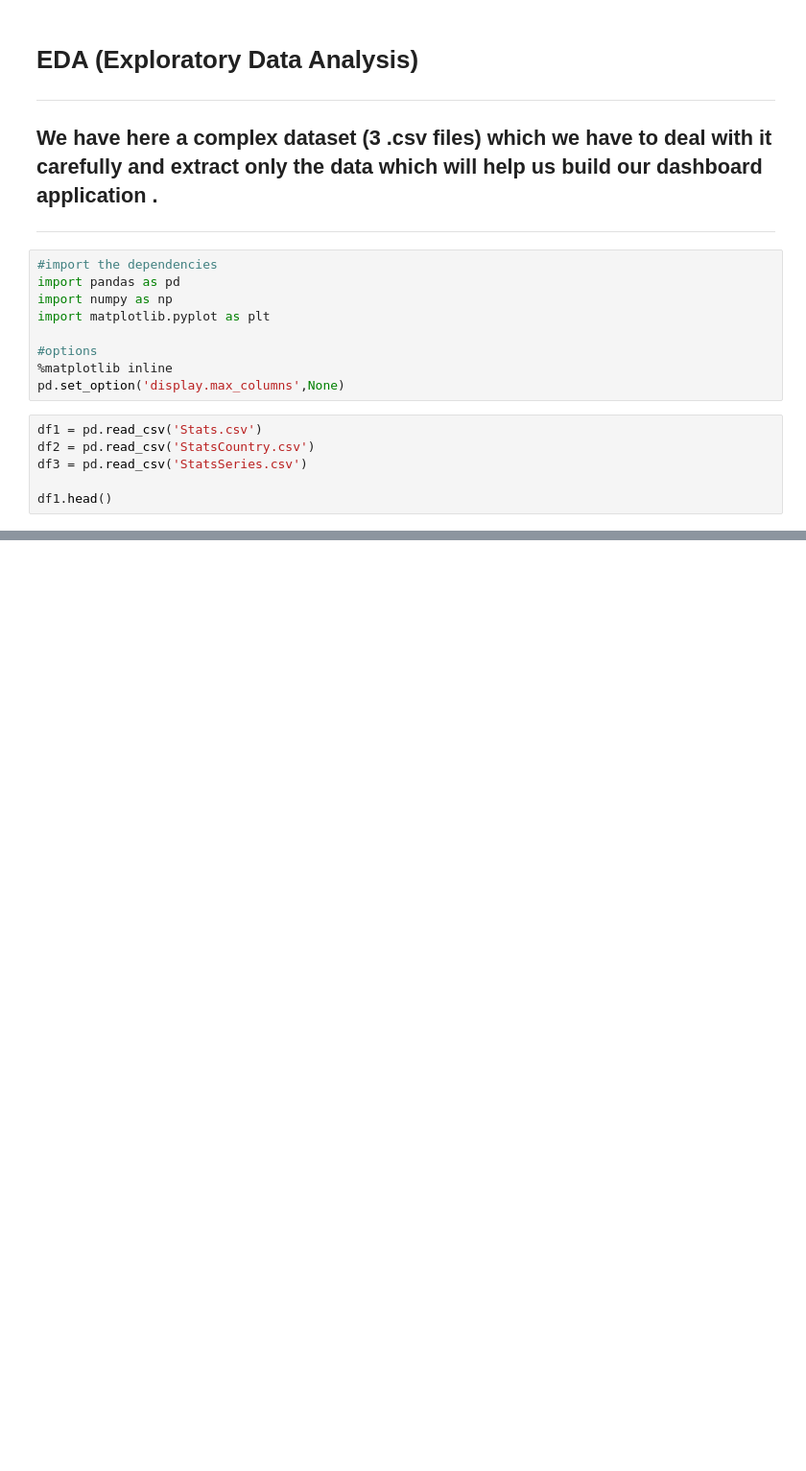
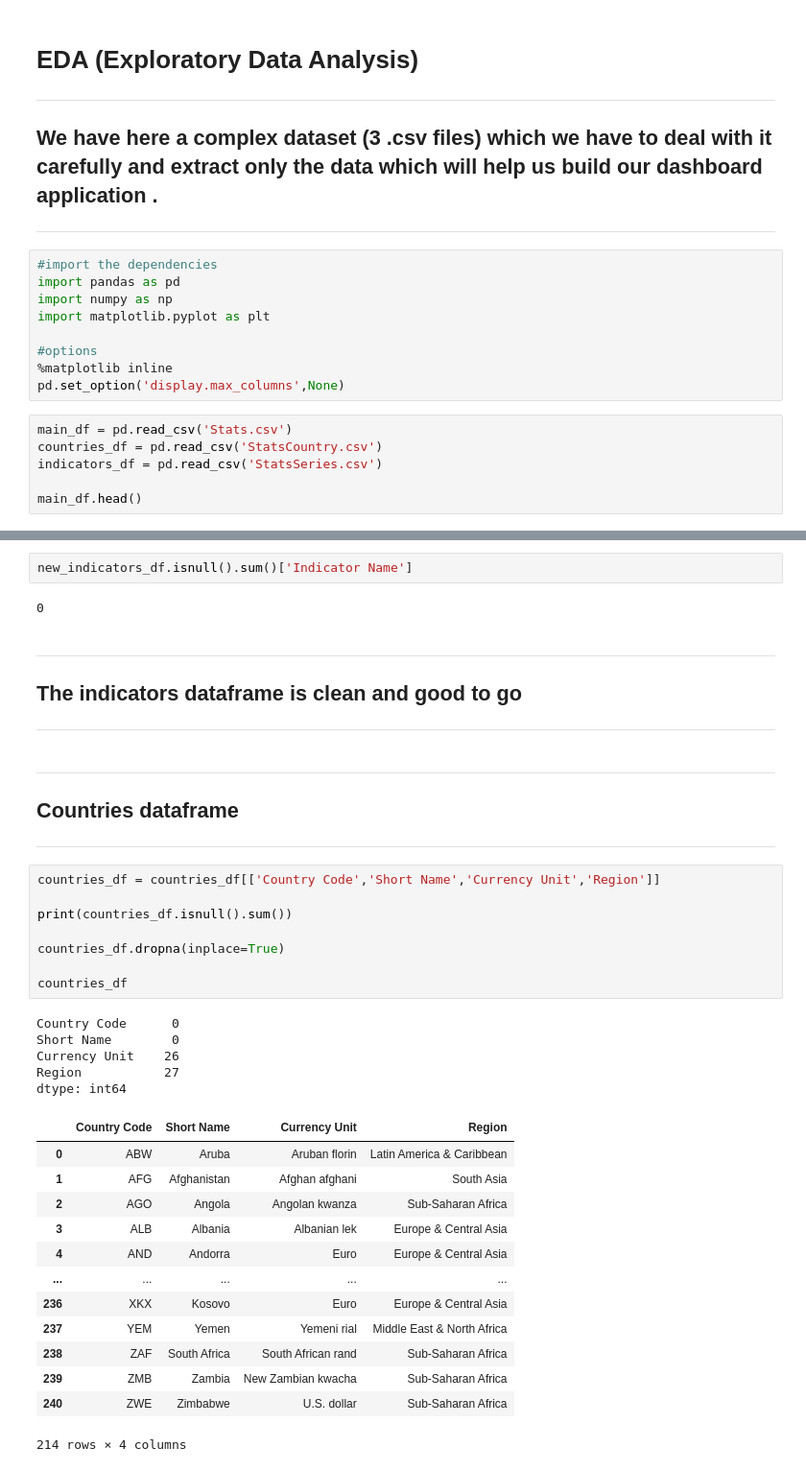
Before and after one commit to Harounnn/eDash, a Jupyter notebook: src/notebook/EDA.ipynb, the cells around one changed output, grey strips where cells are left out. Shown: that part at 96% size. Cells and saved outputs as stored; diff of their text form; blank space fills up the shorter version.

```diff
--- a/src/notebook/EDA.ipynb
+++ b/src/notebook/EDA.ipynb
@@ -13,11 +13,11 @@ import matplotlib.pyplot as plt
 %matplotlib inline
 pd.set_option('display.max_columns',None)
 # %%
-df1 = pd.read_csv('Stats.csv')
-df2 = pd.read_csv('StatsCountry.csv')
-df3 = pd.read_csv('StatsSeries.csv')
+main_df = pd.read_csv('Stats.csv')
+countries_df = pd.read_csv('StatsCountry.csv')
+indicators_df = pd.read_csv('StatsSeries.csv')
 
-df1.head()
+main_df.head()
 # %% [output]
 |  | Country Name | Country Code | Indicator Name | Indicator Code | 1970 | 1971 | 1972 | 1973 | ... |
 | 0 | Arab World | ARB | Adjusted net enrolment rate, lowe... | UIS.NERA.2 | NaN | NaN | NaN | NaN | ... |
@@ -77,0 +99,39 @@ new_df3 = new_df3[['Topic','Indicator Name','Short definition']]
+# %%
+new_indicators_df.isnull().sum()['Indicator Name']
+# %% [output]
+0
+# %% [markdown]
+***
+## The indicators dataframe is clean and good to go
+***
+# %% [markdown]
+***
+## Countries dataframe
+***
+# %%
+countries_df = countries_df[['Country Code','Short Name','Currency Unit','Region']]
+
+print(countries_df.isnull().sum())
+
+countries_df.dropna(inplace=True)
+
+countries_df
+# %% [output]
+Country Code      0
+Short Name        0
+Currency Unit    26
+Region           27
+dtype: int64
+|  | Country Code | Short Name | Currency Unit | Region |
+| 0 | ABW | Aruba | Aruban florin | Latin America & Caribbean |
+| 1 | AFG | Afghanistan | Afghan afghani | South Asia |
+| 2 | AGO | Angola | Angolan kwanza | Sub-Saharan Africa |
+| 3 | ALB | Albania | Albanian lek | Europe & Central Asia |
+| 4 | AND | Andorra | Euro | Europe & Central Asia |
+| ... | ... | ... | ... | ... |
+| 236 | XKX | Kosovo | Euro | Europe & Central Asia |
+| 237 | YEM | Yemen | Yemeni rial | Middle East & North Africa |
+| 238 | ZAF | South Africa | South African rand | Sub-Saharan Africa |
+| 239 | ZMB | Zambia | New Zambian kwacha | Sub-Saharan Africa |
+| 240 | ZWE | Zimbabwe | U.S. dollar | Sub-Saharan Africa |
+214 rows × 4 columns
```
Also changed, not shown: parts of 14 cells of this notebook.
